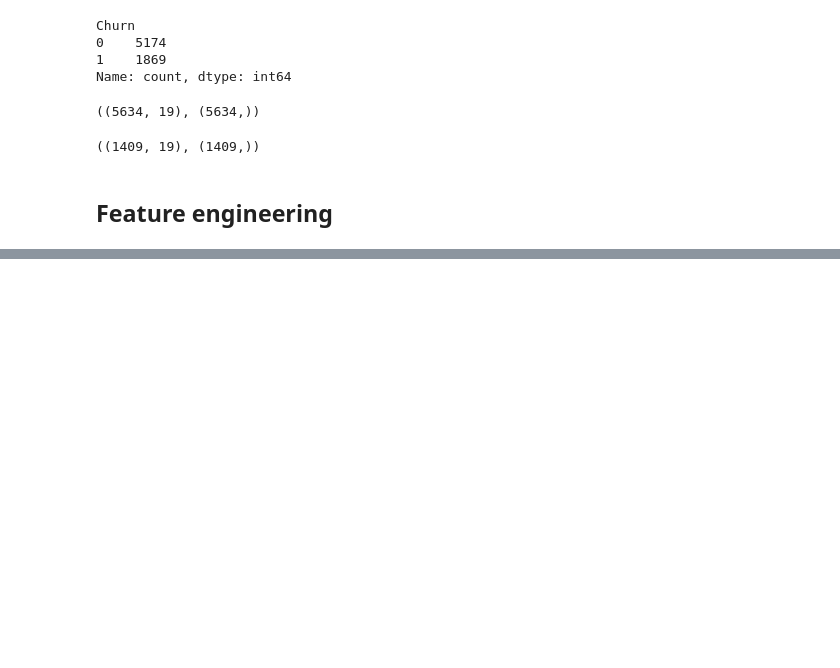
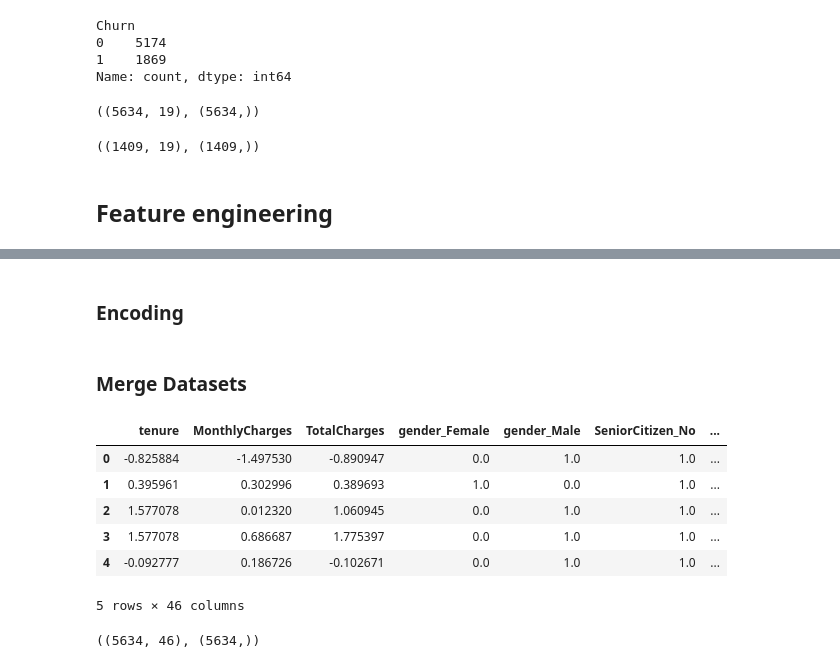
Before and after one commit to Azie88/Machine-Learning-Classification-Review, a Jupyter notebook: Churn_Notebook.ipynb, the cells around one changed output, grey strips where cells are left out. Drawn from its saved outputs; the diff is of its cells as text; code cells hidden in the pictures; blank space fills up the shorter version.

```diff
--- a/Churn_Notebook.ipynb
+++ b/Churn_Notebook.ipynb
@@ -188,0 +193,12 @@ numerical = ['tenure', 'MonthlyCharges', 'TotalCharges']
+# %%
+# scale numerical values using StandardScaler
+# convert the output back to a dataframe and put back the column names
+
+scaler = StandardScaler()
+
+Scaled_Train = scaler.fit_transform(X_train[numerical])
+Scaled_Test = scaler.transform(X_test[numerical])
+
+# Create new DataFrames with the scaled values
+Scaled_Train_df = pd.DataFrame(Scaled_Train, columns=numerical)
+Scaled_Test_df = pd.DataFrame(Scaled_Test, columns=numerical)
@@ -188,0 +231,40 @@ numerical = ['tenure', 'MonthlyCharges', 'TotalCharges']
+# %% [markdown]
+### Encoding
+# %%
+# OneHotEncoder(set sparse_output to false) for categorical values
+# convert the output back to a dataframe and put back the column names.
+
+transformer = make_column_transformer(
+    (OneHotEncoder(sparse_output=False), categorical)
+)
+
+Encoded_Train = transformer.fit_transform(X_train[categorical])
+Encoded_Test = transformer.transform(X_test[categorical])
+
+# Transforming back to a dataframe
+Encoded_Train_df = pd.DataFrame(Encoded_Train, columns=transformer.get_feature_names_out())
+Encoded_Test_df = pd.DataFrame(Encoded_Test, columns=transformer.get_feature_names_out())
+# %%
+Encoded_Train_df.columns = Encoded_Train_df.columns.str.replace('onehotencoder__', '')
+Encoded_Test_df.columns = Encoded_Test_df.columns.str.replace('onehotencoder__', '')
+# %% [markdown]
+### Merge Datasets
+# %%
+# Combine scaled numerical and one-hot encoded categorical features into train and test set dataframes (use pd.concat)
+
+train_df = pd.concat([Scaled_Train_df, Encoded_Train_df], axis=1)
+test_df = pd.concat([Scaled_Test_df, Encoded_Test_df], axis=1)
+# %%
+train_df.head()
+# %% [output]
+|  | tenure | MonthlyCharges | TotalCharges | gender_Female | gender_Male | SeniorCitizen_No | ... |
+| 0 | -0.825884 | -1.497530 | -0.890947 | 0.0 | 1.0 | 1.0 | ... |
+| 1 | 0.395961 | 0.302996 | 0.389693 | 1.0 | 0.0 | 1.0 | ... |
+| 2 | 1.577078 | 0.012320 | 1.060945 | 0.0 | 1.0 | 1.0 | ... |
+| 3 | 1.577078 | 0.686687 | 1.775397 | 0.0 | 1.0 | 1.0 | ... |
+| 4 | -0.092777 | 0.186726 | -0.102671 | 0.0 | 1.0 | 1.0 | ... |
+5 rows × 46 columns
+# %%
+train_df.shape, y_train.shape
+# %% [output]
+((5634, 46), (5634,))
```
Also changed, not shown: parts of 6 cells of this notebook.
